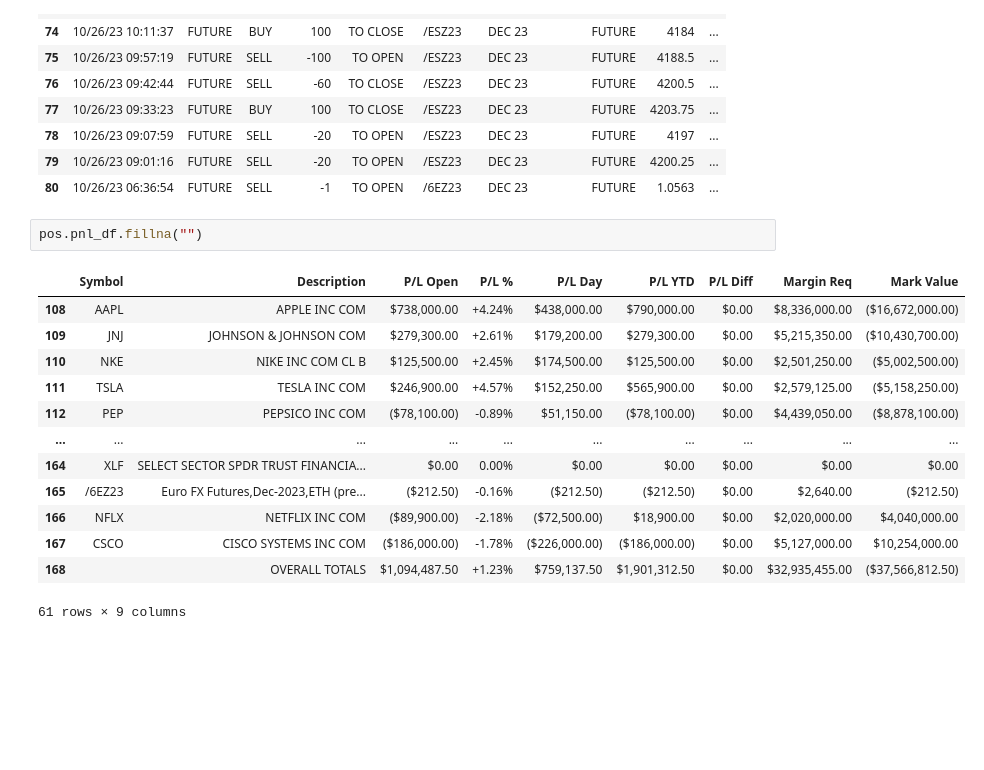
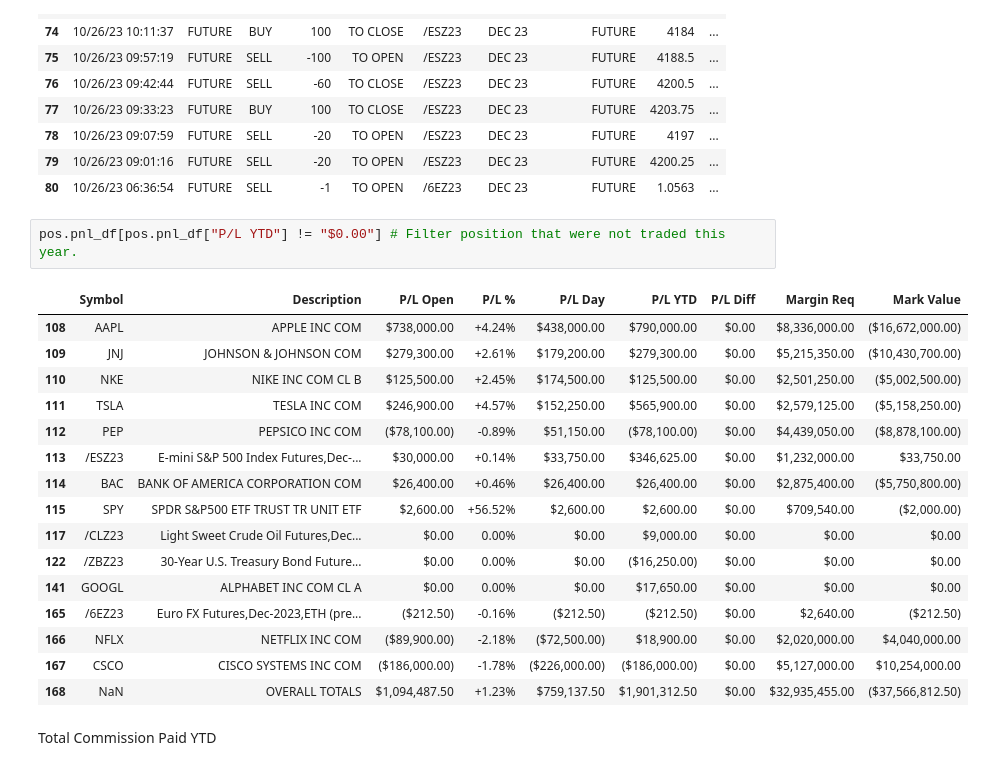
Before and after one commit to realspeculator/market_journal, a Jupyter notebook: 2023/10_2023/October 26, 2023.ipynb, the cells around one changed output. Drawn from its saved outputs; the diff is of its cells as text; blank space fills up the shorter version.

```diff
--- a/2023/10_2023/October 26, 2023.ipynb
+++ b/2023/10_2023/October 26, 2023.ipynb
@@ -146,18 +152,23 @@ pos.trades_df.fillna("")
 | 79 | 10/26/23 09:01:16 | FUTURE | SELL | -20 | TO OPEN | /ESZ23 | DEC 23 |  | FUTURE | 4200.25 | ... |
 | 80 | 10/26/23 06:36:54 | FUTURE | SELL | -1 | TO OPEN | /6EZ23 | DEC 23 |  | FUTURE | 1.0563 | ... |
 # %%
-pos.pnl_df.fillna("")
+pos.pnl_df[pos.pnl_df["P/L YTD"] != "$0.00"] # Filter position that were not traded this year.
 # %% [output]
 |  | Symbol | Description | P/L Open | P/L % | P/L Day | P/L YTD | P/L Diff | Margin Req | Mark Value |
 | 108 | AAPL | APPLE INC COM | $738,000.00 | +4.24% | $438,000.00 | $790,000.00 | $0.00 | $8,336,000.00 | ($16,672,000.00) |
 | 109 | JNJ | JOHNSON & JOHNSON COM | $279,300.00 | +2.61% | $179,200.00 | $279,300.00 | $0.00 | $5,215,350.00 | ($10,430,700.00) |
 | 110 | NKE | NIKE INC COM CL B | $125,500.00 | +2.45% | $174,500.00 | $125,500.00 | $0.00 | $2,501,250.00 | ($5,002,500.00) |
 | 111 | TSLA | TESLA INC COM | $246,900.00 | +4.57% | $152,250.00 | $565,900.00 | $0.00 | $2,579,125.00 | ($5,158,250.00) |
 | 112 | PEP | PEPSICO INC COM | ($78,100.00) | -0.89% | $51,150.00 | ($78,100.00) | $0.00 | $4,439,050.00 | ($8,878,100.00) |
-| ... | ... | ... | ... | ... | ... | ... | ... | ... | ... |
-| 164 | XLF | SELECT SECTOR SPDR TRUST FINANCIA... | $0.00 | 0.00% | $0.00 | $0.00 | $0.00 | $0.00 | $0.00 |
+| 113 | /ESZ23 | E-mini S&P 500 Index Futures,Dec-... | $30,000.00 | +0.14% | $33,750.00 | $346,625.00 | $0.00 | $1,232,000.00 | $33,750.00 |
+| 114 | BAC | BANK OF AMERICA CORPORATION COM | $26,400.00 | +0.46% | $26,400.00 | $26,400.00 | $0.00 | $2,875,400.00 | ($5,750,800.00) |
+| 115 | SPY | SPDR S&P500 ETF TRUST TR UNIT ETF | $2,600.00 | +56.52% | $2,600.00 | $2,600.00 | $0.00 | $709,540.00 | ($2,000.00) |
+| 117 | /CLZ23 | Light Sweet Crude Oil Futures,Dec... | $0.00 | 0.00% | $0.00 | $9,000.00 | $0.00 | $0.00 | $0.00 |
+| 122 | /ZBZ23 | 30-Year U.S. Treasury Bond Future... | $0.00 | 0.00% | $0.00 | ($16,250.00) | $0.00 | $0.00 | $0.00 |
+| 141 | GOOGL | ALPHABET INC COM CL A | $0.00 | 0.00% | $0.00 | $17,650.00 | $0.00 | $0.00 | $0.00 |
 | 165 | /6EZ23 | Euro FX Futures,Dec-2023,ETH (pre... | ($212.50) | -0.16% | ($212.50) | ($212.50) | $0.00 | $2,640.00 | ($212.50) |
 | 166 | NFLX | NETFLIX INC COM | ($89,900.00) | -2.18% | ($72,500.00) | $18,900.00 | $0.00 | $2,020,000.00 | $4,040,000.00 |
 | 167 | CSCO | CISCO SYSTEMS INC COM | ($186,000.00) | -1.78% | ($226,000.00) | ($186,000.00) | $0.00 | $5,127,000.00 | $10,254,000.00 |
-| 168 |  | OVERALL TOTALS | $1,094,487.50 | +1.23% | $759,137.50 | $1,901,312.50 | $0.00 | $32,935,455.00 | ($37,566,812.50) |
+| 168 | NaN | OVERALL TOTALS | $1,094,487.50 | +1.23% | $759,137.50 | $1,901,312.50 | $0.00 | $32,935,455.00 | ($37,566,812.50) |
-61 rows × 9 columns
+# %% [markdown]
+Total Commission Paid YTD
```
Also changed, not shown: parts of 7 cells of this notebook, 1 other file.
